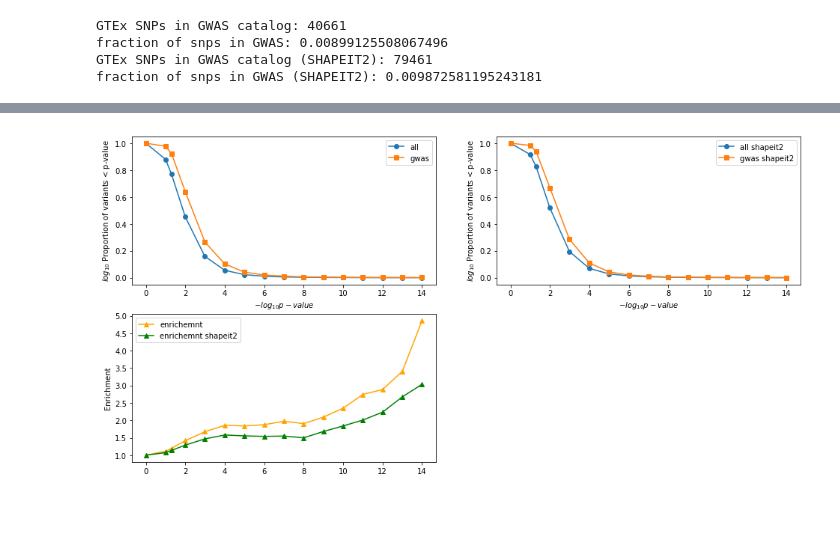
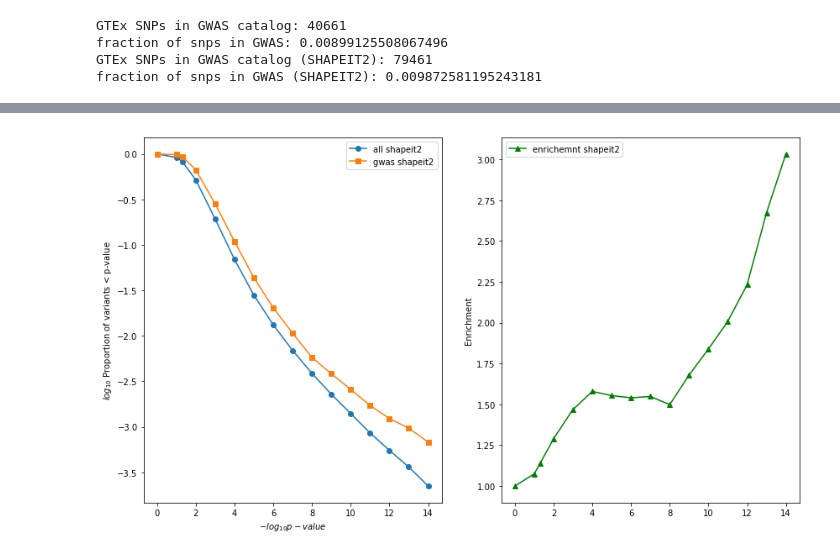
Before and after one commit to banskt/trans-eqtl-pipeline, a Jupyter notebook: analysis/jupyter/gwas_analysis/All_tejaas_pval_analysis.ipynb, the cells around one changed output, grey strips where cells are left out. Saved outputs shown, nothing was run; the diff lists cells and outputs as text; code cells hidden in the pictures; blank space fills up the shorter version.

```diff
--- a/analysis/jupyter/gwas_analysis/All_tejaas_pval_analysis.ipynb
+++ b/analysis/jupyter/gwas_analysis/All_tejaas_pval_analysis.ipynb
@@ -179,33 +198,33 @@ for c in cutoffs:
 # %%
-fig = plt.figure(figsize=(16,8))
-ax1 = fig.add_subplot(221)
-ax1.plot(cutoffs, fractions, marker='o', label="all")
-ax1.plot(cutoffs, fractions_gwas, marker='s', label="gwas")
-ax1.set_xlabel("$-log_{10} p-value$")
-ax1.set_ylabel("$log_{10}$ Proportion of variants < p-value")
-ax1.legend()
+fig = plt.figure(figsize=(14,8))
+# ax1 = fig.add_subplot(221)
+# ax1.plot(cutoffs, fractions, marker='o', label="all")
+# ax1.plot(cutoffs, fractions_gwas, marker='s', label="gwas")
+# ax1.set_xlabel("$-log_{10} p-value$")
+# ax1.set_ylabel("$log_{10}$ Proportion of variants < p-value")
+# ax1.legend()
 
-ax2 = fig.add_subplot(222)
-ax2.plot(cutoffs, fractions_shapeit, marker='o', label="all shapeit2")
-ax2.plot(cutoffs, fractions_gwas_shapeit, marker='s', label="gwas shapeit2")
+ax2 = fig.add_subplot(121)
+ax2.plot(cutoffs, np.log10(fractions_shapeit), marker='o', label="all shapeit2")
+ax2.plot(cutoffs, np.log10(fractions_gwas_shapeit), marker='s', label="gwas shapeit2")
 ax2.set_xlabel("$-log_{10} p-value$")
 ax2.set_ylabel("$log_{10}$ Proportion of variants < p-value")
 ax2.legend()
 
 
-ax3 = fig.add_subplot(223)
-ax3.plot(cutoffs, np.array(fractions_gwas) / np.array(fractions), marker='^', color="orange", label="enrichemnt")
-ax3.set_ylabel("Enrichment")
-ax3.legend()
+ax3 = fig.add_subplot(122)
+# ax3.plot(cutoffs, np.array(fractions_gwas) / np.array(fractions), marker='^', color="orange", label="enrichemnt")
+# ax3.set_ylabel("Enrichment")
+# ax3.legend()
 # ax1.set_ylim(0,0.2)
 
 
 # ax3 = fig.add_subplot(224)
 ax3.plot(cutoffs, np.array(fractions_gwas_shapeit) / np.array(fractions_shapeit), marker='^', color="green", label="enrichemnt shapeit2")
 ax3.set_ylabel("Enrichment")
 ax3.legend()
 
 
 plt.show()
 # %% [output]
-[figure, old version]
+[figure, new version]
```
Also changed, not shown: parts of 2 cells of this notebook, 25 other files.
